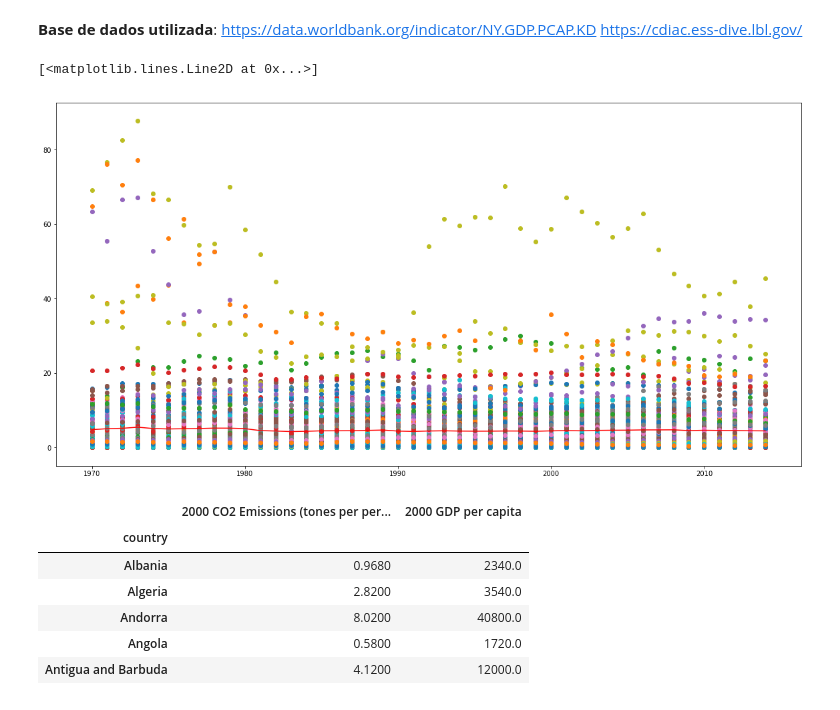
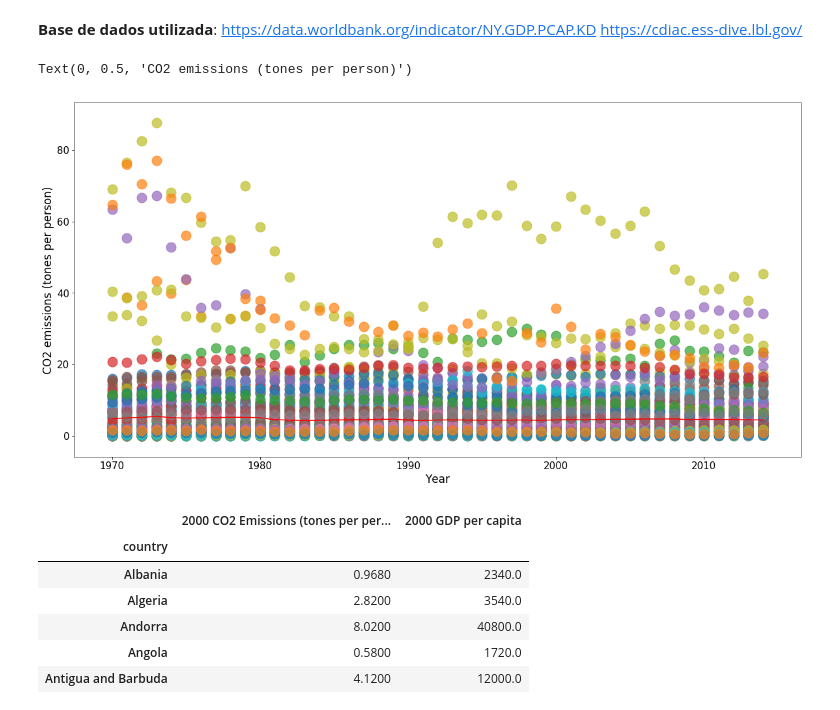
Before and after one commit to matheusar/Projeto-1-CD, a Jupyter notebook: Projeto 1.ipynb, the cells around one changed output. Cells and saved outputs as stored; diff of their text form; code cells hidden in the pictures.

```diff
--- a/Projeto 1.ipynb
+++ b/Projeto 1.ipynb
@@ -25,17 +25,19 @@ pib = pd.read_excel('gdppercapita_us_inflation_adjusted.xlsx')
 # %%
 CO2 = co2.set_index("country")
 CO2.columns
 CO2_datas = [1970,1971, 1972, 1973, 1974, 1975, 1976, 1977, 1978, 1979,1980, 1981, 1982, 1983, 1984, 1985, 1986, 1987, 1988,1989, 1990, 1991, 1992, 1993, 1994, 1995,1996,1997,1998,1999,2000,2001,2002,2003,2004,2005, 2006, 2007, 2008, 2009, 2010, 2011, 2012, 2013, 2014]
 CO2_anos = CO2.loc[:, CO2_datas]
 CO2_anos_t = CO2_anos.T
 medias_CO2 = CO2_anos.mean()
 plt.figure(figsize=(20,10))
 for pais in CO2_anos_t.columns:
-    plt.scatter(x=CO2_anos_t.index, y=CO2_anos_t[pais])
+    plt.scatter(x=CO2_anos_t.index, y=CO2_anos_t[pais],alpha=0.7)
 plt.plot(medias_CO2.index,  medias_CO2, color="r")
+plt.xlabel("Year")
+plt.ylabel("CO2 emissions (tones per person)")
 # %% [output]
-[<matplotlib.lines.Line2D at 0x...>]
+Text(0, 0.5, 'CO2 emissions (tones per person)')
-[figure, old version]
+[figure, new version]
 # %%
 #Dados de 2000
 co2_00 = co2.loc[:, ["country", 2000]]
```
Also changed, not shown: parts of 20 cells of this notebook.
